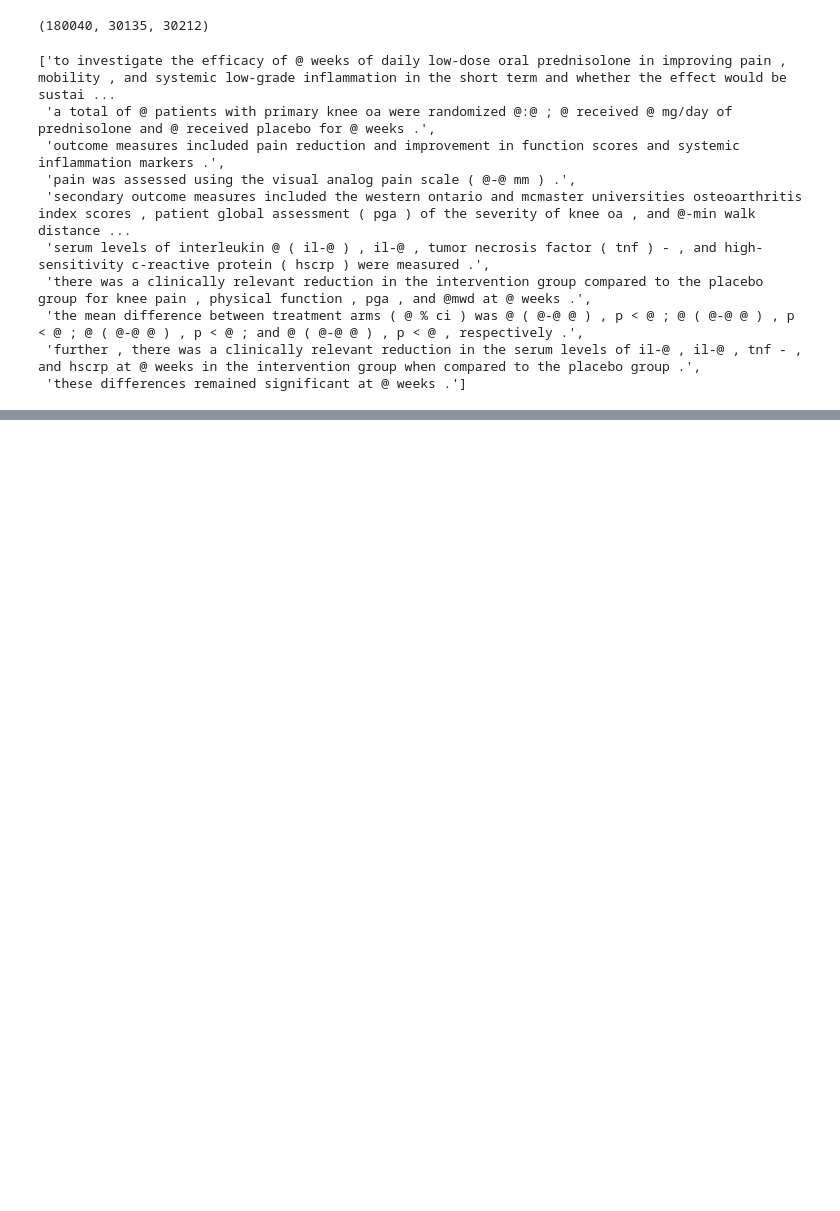
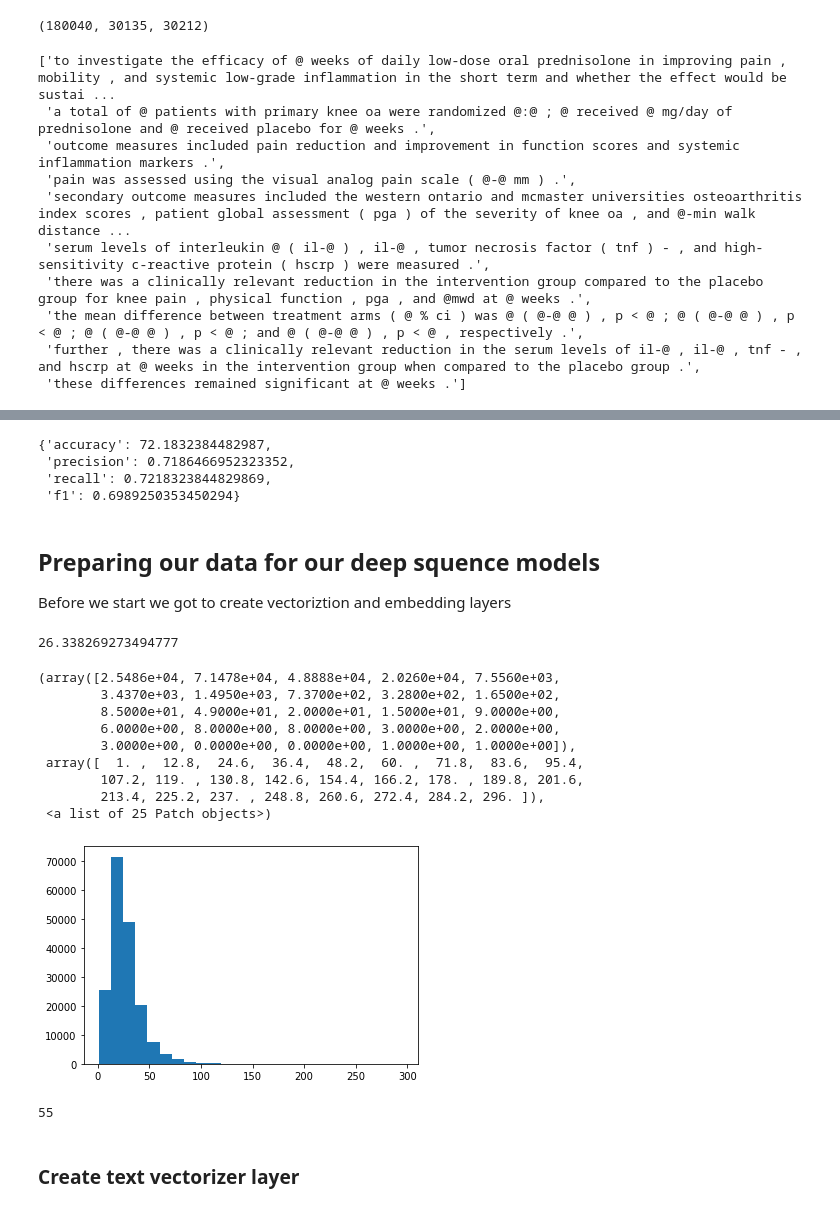
Before and after one commit to greygrease/tf-stuff, a Jupyter notebook: 09_SkimLit_NLP_Projectipynb.ipynb, the cells around one changed output, grey strips where cells are left out. Saved outputs shown, nothing was run; the diff lists cells and outputs as text; code cells hidden in the pictures; blank space fills up the shorter version.

```diff
--- a/09_SkimLit_NLP_Projectipynb.ipynb
+++ b/09_SkimLit_NLP_Projectipynb.ipynb
@@ -201,0 +306,11 @@ train_sentences[:10]
+# %%
+baseline_results
+# %% [output]
+{'accuracy': 72.1832384482987,
+ 'precision': 0.7186466952323352,
+ 'recall': 0.7218323844829869,
+ 'f1': 0.6989250353450294}
+# %% [markdown]
+## Preparing our data for our deep squence models
+
+Before we start we got to create vectoriztion and embedding layers
@@ -201,0 +321,31 @@ train_sentences[:10]
+# %%
+sent_lens = [len(sentence.split()) for sentence in train_sentences]
+avg_sent_lens = np.mean(sent_lens)
+avg_sent_lens
+# %% [output]
+26.338269273494777
+# %%
+# What does the distribution look lik
+
+import matplotlib.pyplot as plt
+plt.hist(sent_lens, bins = 25)
+# %% [output]
+(array([2.5486e+04, 7.1478e+04, 4.8888e+04, 2.0260e+04, 7.5560e+03,
+        3.4370e+03, 1.4950e+03, 7.3700e+02, 3.2800e+02, 1.6500e+02,
+        8.5000e+01, 4.9000e+01, 2.0000e+01, 1.5000e+01, 9.0000e+00,
+        6.0000e+00, 8.0000e+00, 8.0000e+00, 3.0000e+00, 2.0000e+00,
+        3.0000e+00, 0.0000e+00, 0.0000e+00, 1.0000e+00, 1.0000e+00]),
+ array([  1. ,  12.8,  24.6,  36.4,  48.2,  60. ,  71.8,  83.6,  95.4,
+        107.2, 119. , 130.8, 142.6, 154.4, 166.2, 178. , 189.8, 201.6,
+        213.4, 225.2, 237. , 248.8, 260.6, 272.4, 284.2, 296. ]),
+ <a list of 25 Patch objects>)
+[figure, added]
+# %%
+# How long of a sentence lenght convers 95% of examples
+
+output_seq_len = int(np.percentile(sent_lens, 95))
+output_seq_len
+# %% [output]
+55
+# %% [markdown]
+### Create text vectorizer layer
```
Also changed, not shown: parts of 66 cells of this notebook.
